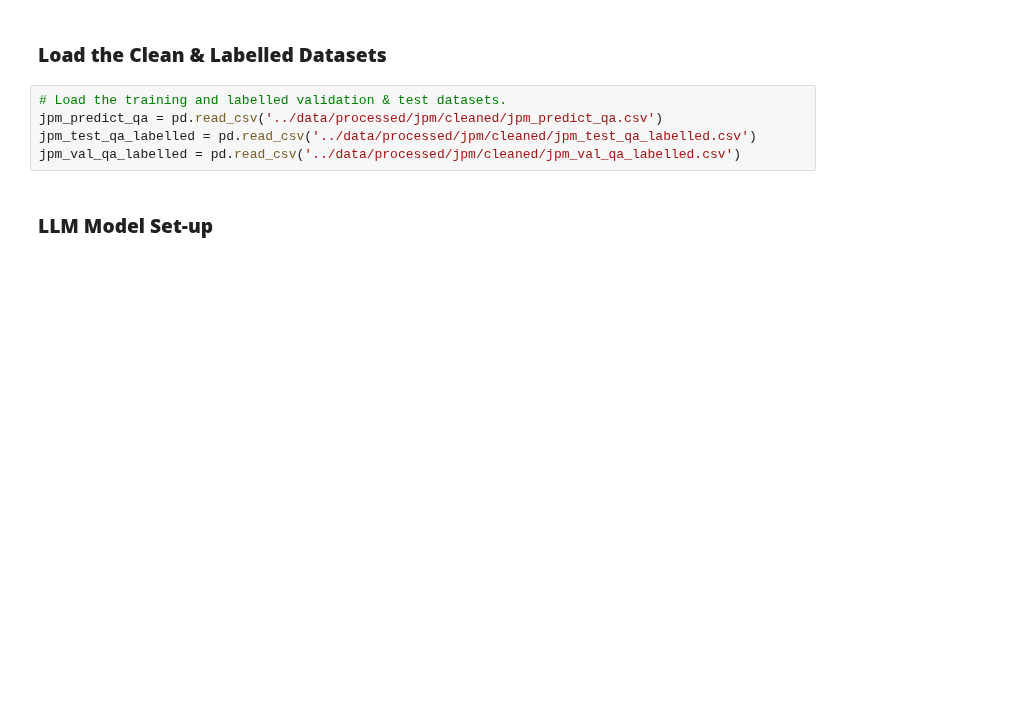
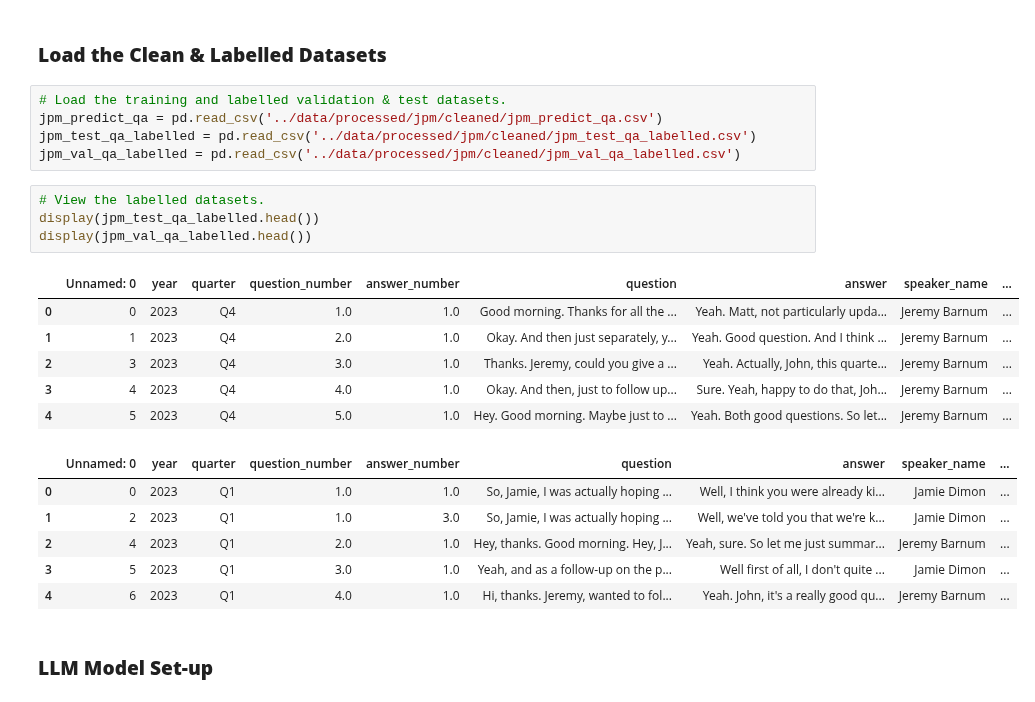
Before and after one commit to JSA10/cam_ds_ep_FinSight, a Jupyter notebook: notebooks/summarisation_evasion_LB.ipynb, the cells around one changed output. Cells and saved outputs as stored; diff of their text form; blank space fills up the shorter version.

```diff
--- a/notebooks/summarisation_evasion_LB.ipynb
+++ b/notebooks/summarisation_evasion_LB.ipynb
@@ -771,6 +775,23 @@ jpm_predict_qa.to_csv('../data/processed/jpm/cleaned/jpm_predict_qa.csv')
 jpm_predict_qa = pd.read_csv('../data/processed/jpm/cleaned/jpm_predict_qa.csv')
 jpm_test_qa_labelled = pd.read_csv('../data/processed/jpm/cleaned/jpm_test_qa_labelled.csv')
 jpm_val_qa_labelled = pd.read_csv('../data/processed/jpm/cleaned/jpm_val_qa_labelled.csv')
+# %%
+# View the labelled datasets.
+display(jpm_test_qa_labelled.head())
+display(jpm_val_qa_labelled.head())
+# %% [output]
+|  | Unnamed: 0 | year | quarter | question_number | answer_number | question | answer | speaker_name | ... |
+| 0 | 0 | 2023 | Q4 | 1.0 | 1.0 | Good morning. Thanks for all the ... | Yeah. Matt, not particularly upda... | Jeremy Barnum | ... |
+| 1 | 1 | 2023 | Q4 | 2.0 | 1.0 | Okay. And then just separately, y... | Yeah. Good question. And I think ... | Jeremy Barnum | ... |
+| 2 | 3 | 2023 | Q4 | 3.0 | 1.0 | Thanks. Jeremy, could you give a ... | Yeah. Actually, John, this quarte... | Jeremy Barnum | ... |
+| 3 | 4 | 2023 | Q4 | 4.0 | 1.0 | Okay. And then, just to follow up... | Sure. Yeah, happy to do that, Joh... | Jeremy Barnum | ... |
+| 4 | 5 | 2023 | Q4 | 5.0 | 1.0 | Hey. Good morning. Maybe just to ... | Yeah. Both good questions. So let... | Jeremy Barnum | ... |
+|  | Unnamed: 0 | year | quarter | question_number | answer_number | question | answer | speaker_name | ... |
+| 0 | 0 | 2023 | Q1 | 1.0 | 1.0 | So, Jamie, I was actually hoping ... | Well, I think you were already ki... | Jamie Dimon | ... |
+| 1 | 2 | 2023 | Q1 | 1.0 | 3.0 | So, Jamie, I was actually hoping ... | Well, we've told you that we're k... | Jamie Dimon | ... |
+| 2 | 4 | 2023 | Q1 | 2.0 | 1.0 | Hey, thanks. Good morning. Hey, J... | Yeah, sure. So let me just summar... | Jeremy Barnum | ... |
+| 3 | 5 | 2023 | Q1 | 3.0 | 1.0 | Yeah, and as a follow-up on the p... | Well first of all, I don't quite ... | Jamie Dimon | ... |
+| 4 | 6 | 2023 | Q1 | 4.0 | 1.0 | Hi, thanks. Jeremy, wanted to fol... | Yeah. John, it's a really good qu... | Jeremy Barnum | ... |
 # %% [markdown]
 ### **LLM Model Set-up**
 # %% [markdown]
```
Also changed, not shown: parts of 16 cells of this notebook.
